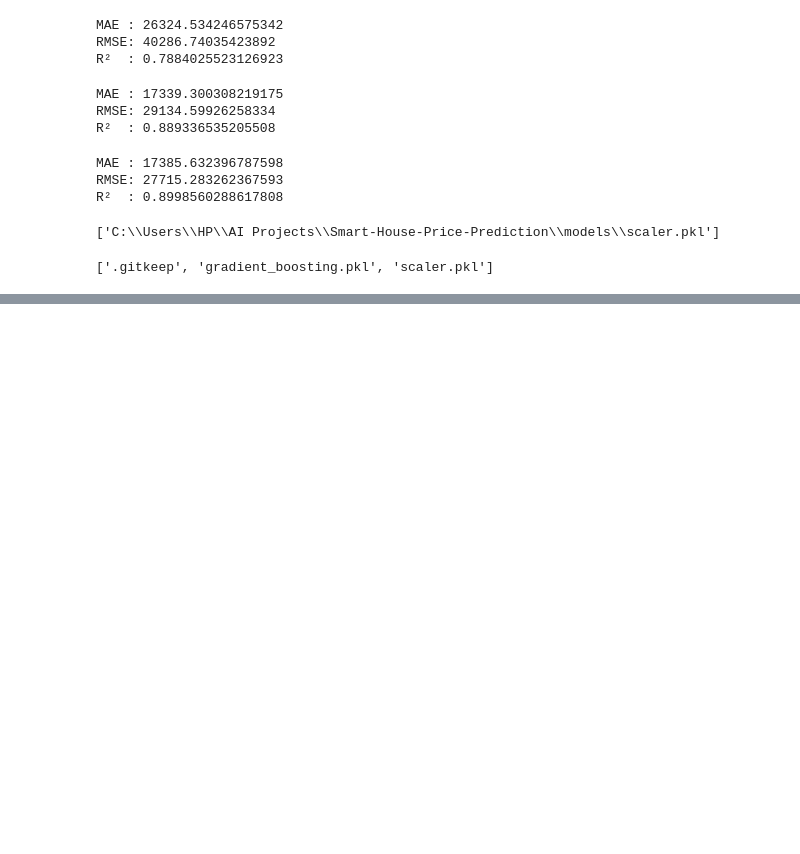
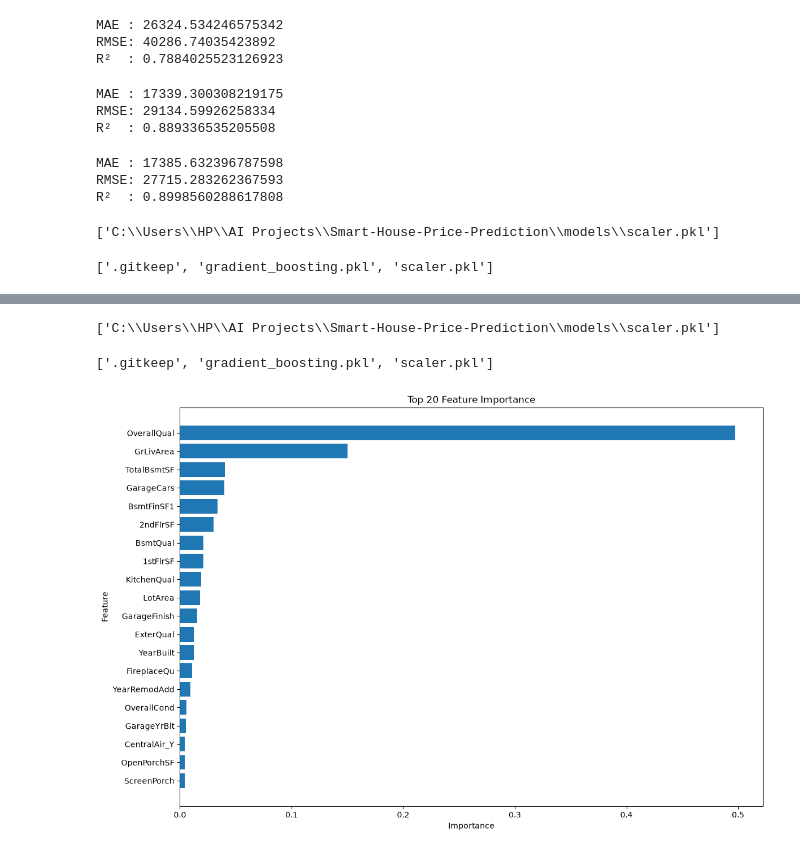
Before and after one commit to Vedansh1011/Smart-House-Price-Prediction, a Jupyter notebook: notebooks/01_data_understanding.ipynb, the cells around one changed output, grey strips where cells are left out. Drawn from its saved outputs; the diff is of its cells as text; code cells hidden in the pictures; blank space fills up the shorter version.

```diff
--- a/notebooks/01_data_understanding.ipynb
+++ b/notebooks/01_data_understanding.ipynb
@@ -770,0 +953,31 @@ os.listdir("../models")
+# %%
+import joblib
+
+joblib.dump(gbr, "C:\\Users\\HP\\AI Projects\\Smart-House-Price-Prediction\\models\\gradient_boosting.pkl")
+joblib.dump(scaler, "C:\\Users\\HP\\AI Projects\\Smart-House-Price-Prediction\\models\\scaler.pkl")
+# %% [output]
+['C:\\Users\\HP\\AI Projects\\Smart-House-Price-Prediction\\models\\scaler.pkl']
+# %%
+import os
+
+os.listdir("C:\\Users\\HP\\AI Projects\\Smart-House-Price-Prediction\\models")
+# %% [output]
+['.gitkeep', 'gradient_boosting.pkl', 'scaler.pkl']
+# %%
+plt.figure(figsize=(12,8))
+
+plt.barh(top20["Feature"], top20["Importance"])
+
+plt.gca().invert_yaxis()
+
+plt.xlabel("Importance")
+plt.ylabel("Feature")
+plt.title("Top 20 Feature Importance")
+
+plt.tight_layout()
+
+plt.savefig("../images/feature_importance.png", dpi=300)
+
+plt.show()
+# %% [output]
+[figure, added]
```
Also changed, not shown: parts of 12 cells of this notebook, 4 other files.
